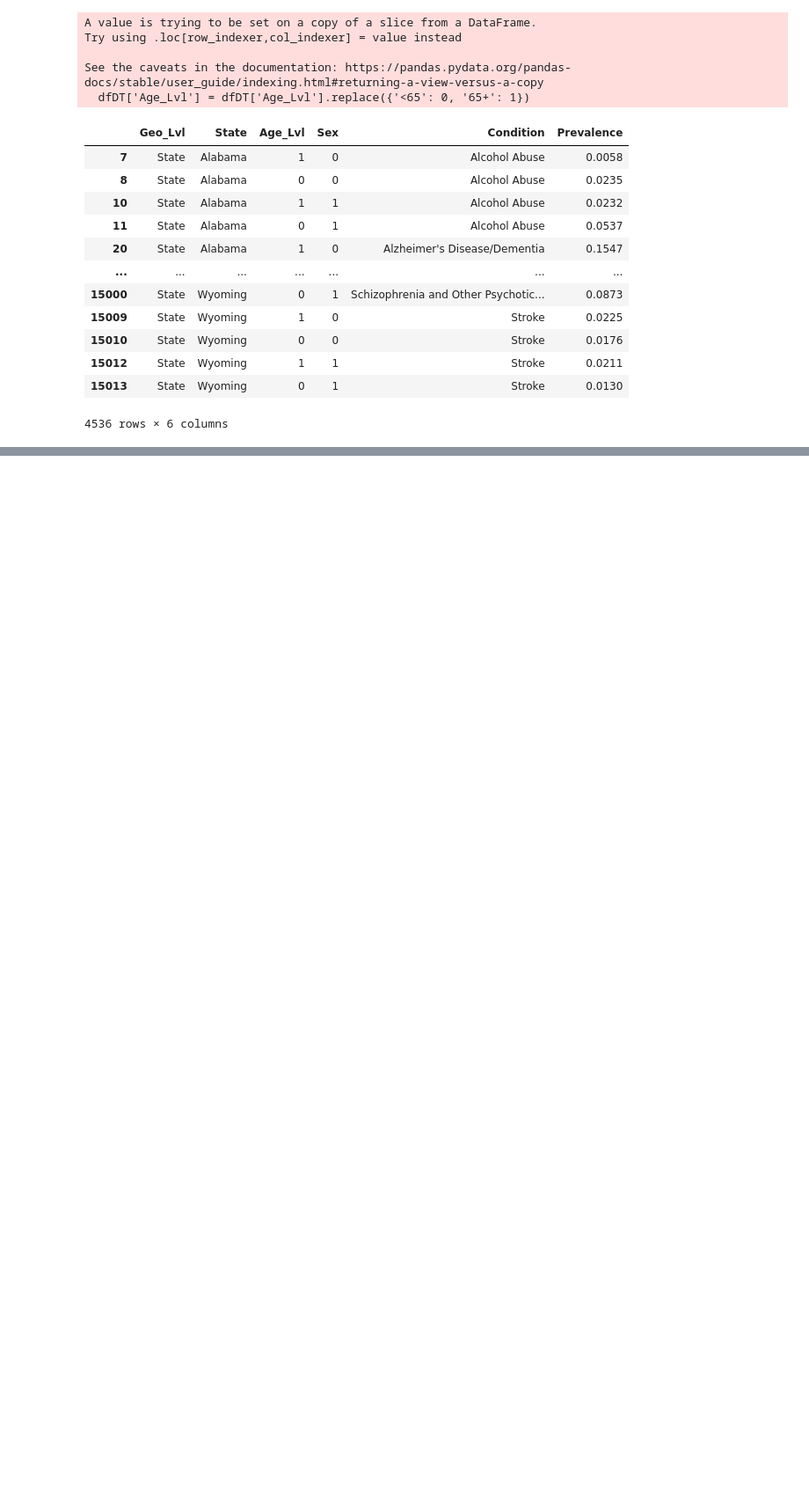
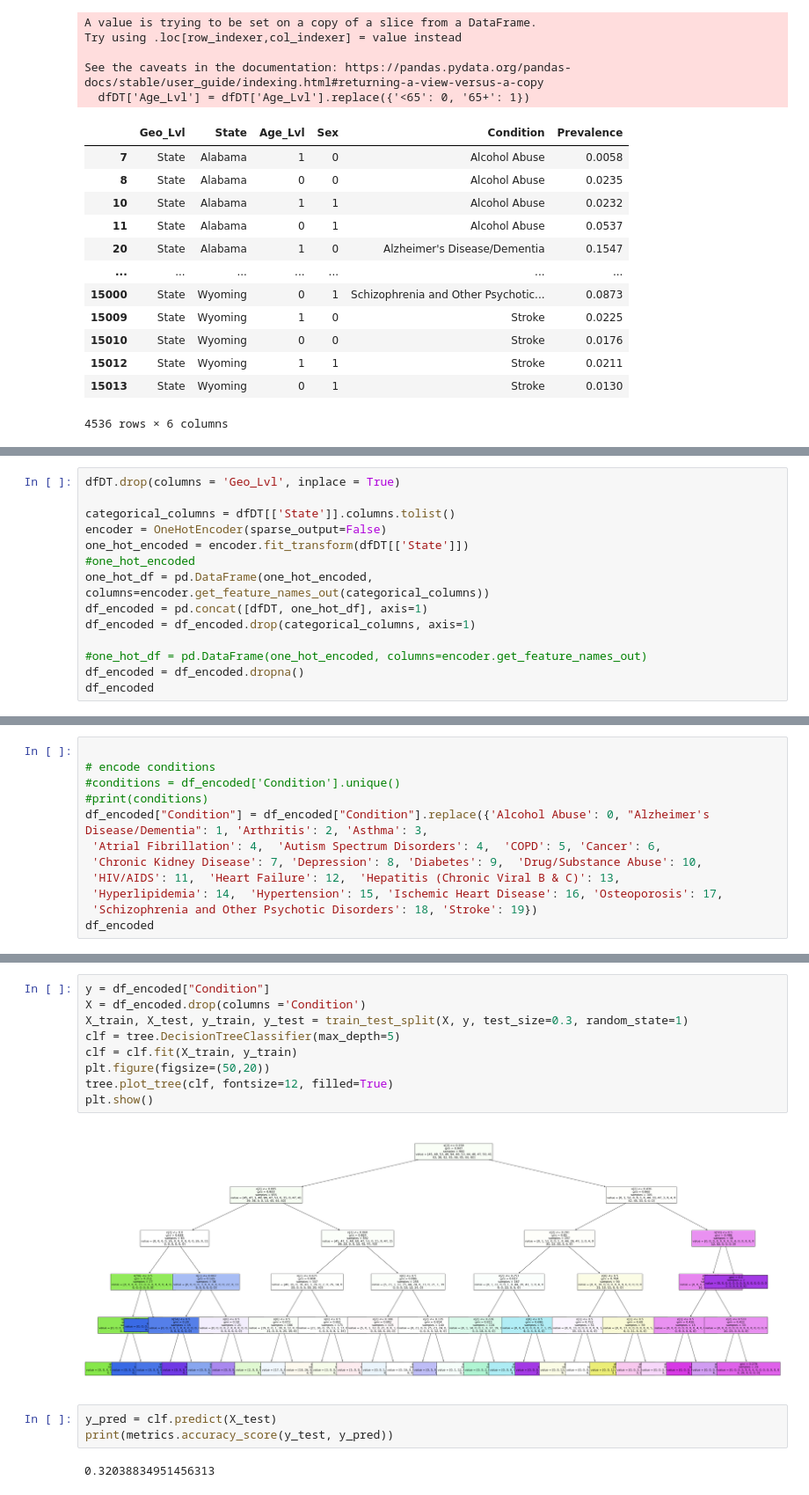
Before and after one commit to wrenp03/chronicillnesspredictor, a Jupyter notebook: main.ipynb, the cells around one changed output, grey strips where cells are left out. Shown at 88% size. Drawn from its saved outputs; the diff is of its cells as text; blank space fills up the shorter version.

Commit message:
tree!

```diff
--- a/main.ipynb
+++ b/main.ipynb
@@ -344,0 +343,14 @@ See the caveats in the documentation: https://pandas.pydata.org/pandas-docs/stab
+# %%
+dfDT.drop(columns = 'Geo_Lvl', inplace = True)
+
+categorical_columns = dfDT[['State']].columns.tolist()
+encoder = OneHotEncoder(sparse_output=False)
+one_hot_encoded = encoder.fit_transform(dfDT[['State']])
+#one_hot_encoded
+one_hot_df = pd.DataFrame(one_hot_encoded, columns=encoder.get_feature_names_out(categorical_columns))
+df_encoded = pd.concat([dfDT, one_hot_df], axis=1)
+df_encoded = df_encoded.drop(categorical_columns, axis=1)
+
+#one_hot_df = pd.DataFrame(one_hot_encoded, columns=encoder.get_feature_names_out)
+df_encoded = df_encoded.dropna()
+df_encoded
@@ -344,0 +371,12 @@ See the caveats in the documentation: https://pandas.pydata.org/pandas-docs/stab
+# %%
+
+# encode conditions
+#conditions = df_encoded['Condition'].unique()
+#print(conditions)
+df_encoded["Condition"] = df_encoded["Condition"].replace({'Alcohol Abuse': 0, "Alzheimer's Disease/Dementia": 1, 'Arthritis': 2, 'Asthma': 3,
+ 'Atrial Fibrillation': 4,  'Autism Spectrum Disorders': 4,  'COPD': 5, 'Cancer': 6,
+ 'Chronic Kidney Disease': 7, 'Depression': 8, 'Diabetes': 9,  'Drug/Substance Abuse': 10,
+ 'HIV/AIDS': 11,  'Heart Failure': 12,  'Hepatitis (Chronic Viral B & C)': 13,
+ 'Hyperlipidemia': 14,  'Hypertension': 15, 'Ischemic Heart Disease': 16, 'Osteoporosis': 17,
+ 'Schizophrenia and Other Psychotic Disorders': 18, 'Stroke': 19})
+df_encoded
@@ -344,0 +397,16 @@ See the caveats in the documentation: https://pandas.pydata.org/pandas-docs/stab
+# %%
+y = df_encoded["Condition"]
+X = df_encoded.drop(columns ='Condition')
+X_train, X_test, y_train, y_test = train_test_split(X, y, test_size=0.3, random_state=1)
+clf = tree.DecisionTreeClassifier(max_depth=5)
+clf = clf.fit(X_train, y_train)
+plt.figure(figsize=(50,20))
+tree.plot_tree(clf, fontsize=12, filled=True)
+plt.show()
+# %% [output]
+[figure, added]
+# %%
+y_pred = clf.predict(X_test)
+print(metrics.accuracy_score(y_test, y_pred))
+# %% [output]
+0.32038834951456313
```
Also changed, not shown: parts of 9 cells of this notebook.
